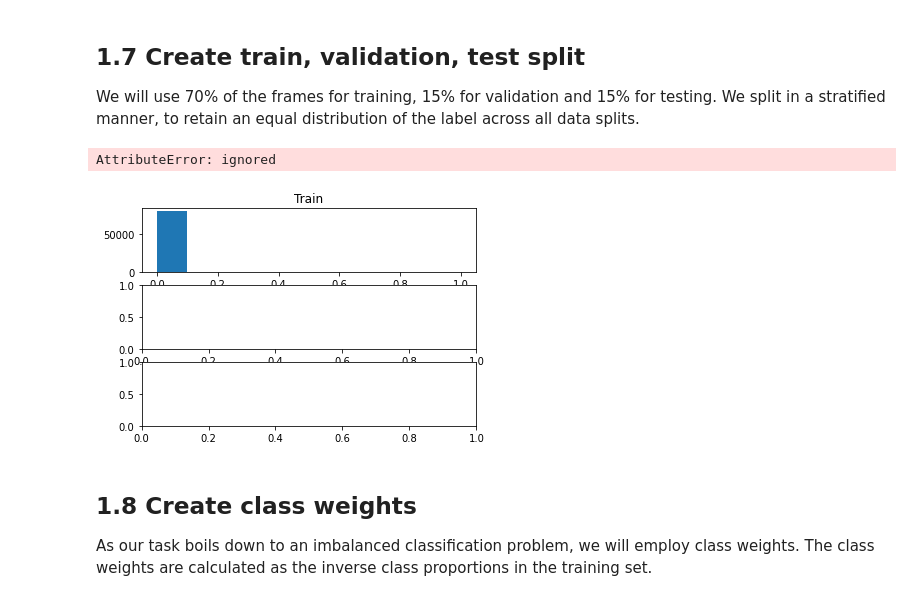
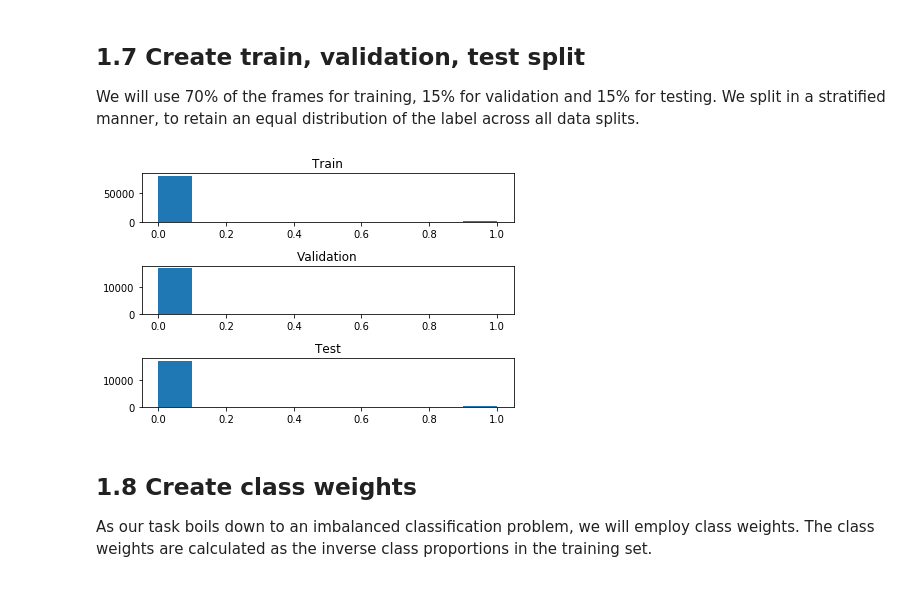
Before and after one commit to mjhof/similarity-modeling, a Jupyter notebook: notebooks/audio-based-deep-learning.ipynb, the cells around one changed output. Saved outputs shown, nothing was run; the diff lists cells and outputs as text; code cells hidden in the pictures.

Commit message:
update audio dl and add summary

```diff
--- a/notebooks/audio-based-deep-learning.ipynb
+++ b/notebooks/audio-based-deep-learning.ipynb
@@ -298,42 +299,31 @@ KeyboardInterrupt: ignored
 ## 1.7 Create train, validation, test split
 We will use 70% of the frames for training, 15% for validation and 15% for testing. We split in a stratified manner, to retain an equal distribution of the label across all data splits.
 # %%
-def autolabel(rects):
-    """
-    Attach a text label above each bar displaying its height
-    """
-    for rect in rects:
-        height = rect.get_height()
-        ax.text(rect.get_x() + rect.get_width()/2., 1.05*height,
-                '%d' % int(height),
-                ha='center', va='bottom')
-
 train, _val_test = train_test_split(
     df_gt, test_size=0.3, stratify=df_gt["Audio_Cook"], random_state=RANDOM_STATE
 )
 
 val, test = train_test_split(
-    _val_test, test_size=0.5, stratify=_val_test["Audio_Cook"], random_state=RANDOM_STATE
+    _val_test,
+    test_size=0.5,
+    stratify=_val_test["Audio_Cook"],
+    random_state=RANDOM_STATE,
 )
 
 fig, axs = plt.subplots(3)
-rects_train = axs[0].hist(train["Audio_Cook"])
+axs[0].hist(train["Audio_Cook"])
 axs[0].set_title("Train")
-autolabel(rects_train)
 
-rects_val = axs[1].hist(val["Audio_Cook"])
+axs[1].hist(val["Audio_Cook"])
 axs[1].set_title("Validation")
-autolabel(rects_val)
 
-rects_test = axs[2].hist(test["Audio_Cook"])
+axs[2].hist(test["Audio_Cook"])
 axs[2].set_title("Test")
-autolabel(rects_test)
 
 plt.tight_layout()
 plt.show()
 # %% [output]
-AttributeError: ignored
-[figure, old version]
+[figure, new version]
 # %% [markdown]
 ## 1.8 Create class weights
 As our task boils down to an imbalanced classification problem, we will employ class weights. The class weights are calculated as the inverse class proportions in the training set.
```
Also changed, not shown: parts of 37 cells of this notebook, 2 other files.
